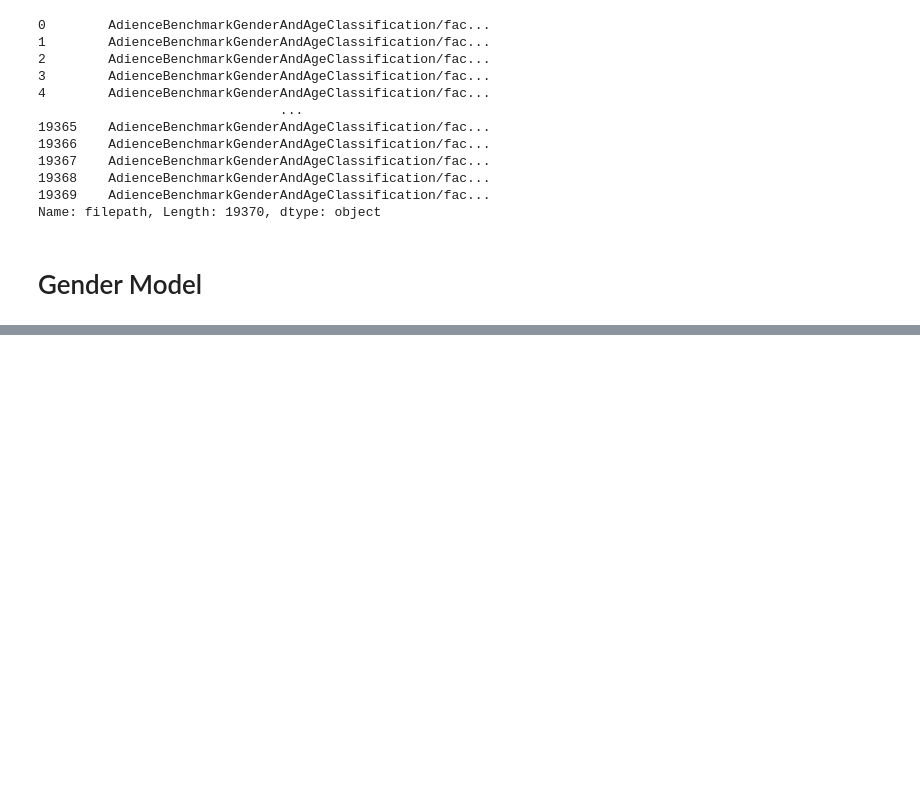
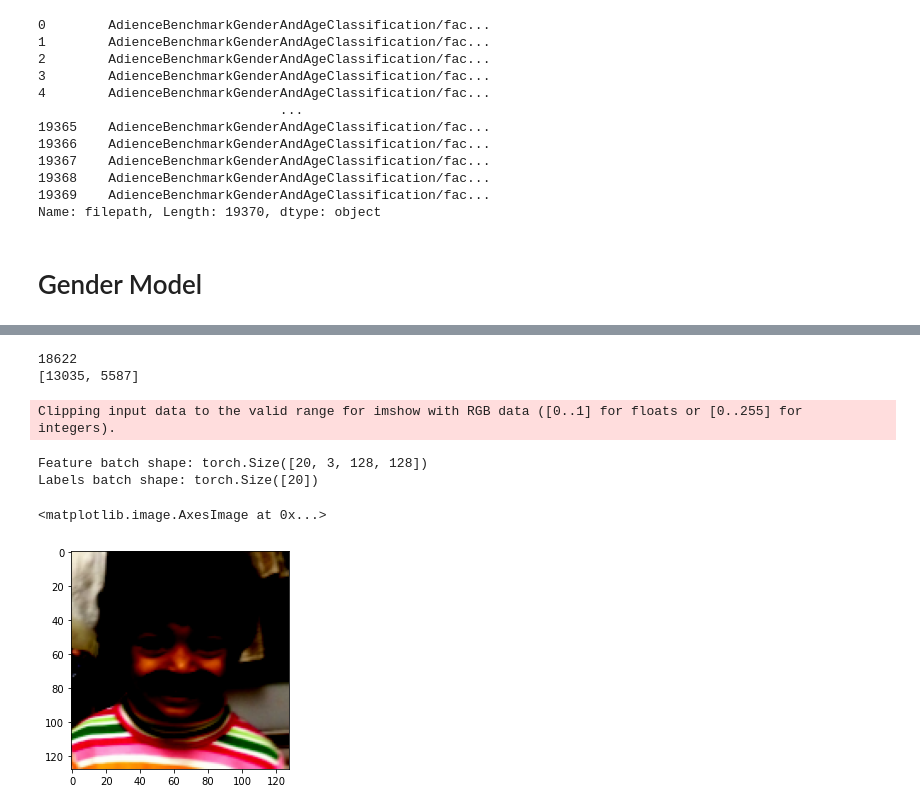
Before and after one commit to vigneshvalliappan/MSAI_CV_Project, a Jupyter notebook: flq_playground.ipynb, the cells around one changed output, grey strips where cells are left out. Cells and saved outputs as stored; diff of their text form; code cells hidden in the pictures; blank space fills up the shorter version.

Commit message:
added age model

```diff
--- a/flq_playground.ipynb
+++ b/flq_playground.ipynb
@@ -281,0 +414,26 @@ model_gender(
+# %%
+dataset_age = FaceDataset(df_age,model='age',transform=transform)
+dataset_age_len = len(dataset_age)
+print(dataset_age_len)
+print([int(dataset_age_len*0.7),dataset_age_len - int(dataset_age_len*0.7)])
+train_age, test_age = torch.utils.data.random_split(dataset_age,[int(dataset_age_len*0.7),dataset_age_len - int(dataset_age_len*0.7)])
+
+from torch.utils.data import DataLoader
+
+train_age_loader = DataLoader(train_age,batch_size=20,shuffle=True)
+test_age_loader = DataLoader(test_age,batch_size=20,shuffle=True)
+# %% [output]
+18622
+[13035, 5587]
+# %%
+train_features, train_labels = next(iter(train_age_loader))
+print(f"Feature batch shape: {train_features.size()}")
+print(f"Labels batch shape: {train_labels.size()}")
+img = train_features[0].squeeze()
+plt.imshow(img.permute(1, 2, 0))
+# %% [output]
+Clipping input data to the valid range for imshow with RGB data ([0..1] for floats or [0..255] for integers).
+Feature batch shape: torch.Size([20, 3, 128, 128])
+Labels batch shape: torch.Size([20])
+<matplotlib.image.AxesImage at 0x...>
+[figure, added]
```
Also changed, not shown: parts of 21 cells of this notebook.
